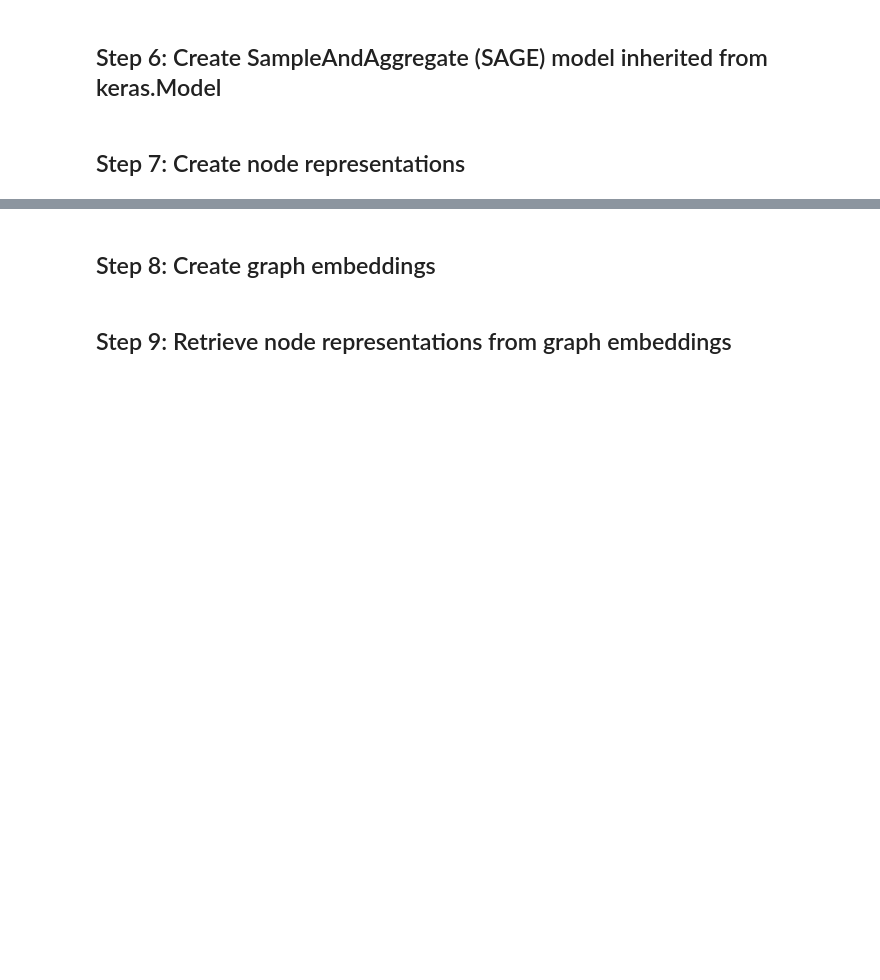
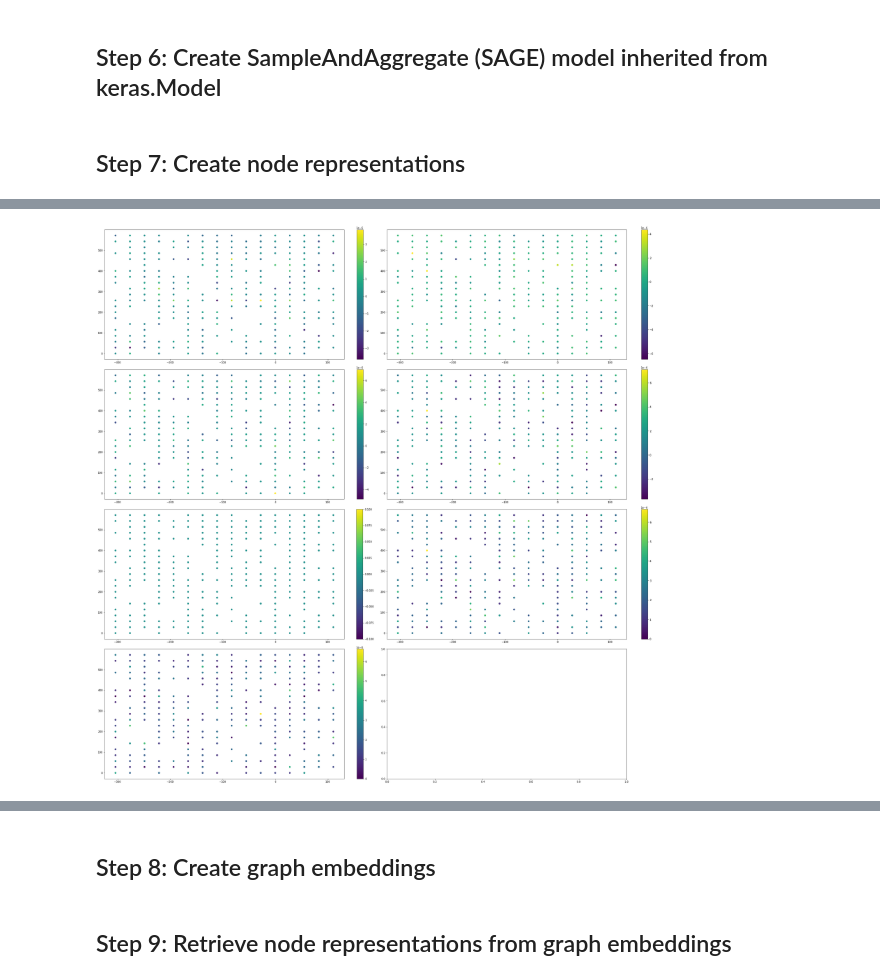
Before and after one commit to jinyangp/dso_localisation, a Jupyter notebook: data_augmentation/augmentation_graphsage.ipynb, the cells around one changed output, grey strips where cells are left out. Saved outputs shown, nothing was run; the diff lists cells and outputs as text; code cells hidden in the pictures; blank space fills up the shorter version.

```diff
--- a/data_augmentation/augmentation_graphsage.ipynb
+++ b/data_augmentation/augmentation_graphsage.ipynb
@@ -1698,0 +1920,2 @@ class GraphSAGE(Model):
+# %%
+actual_rp_graph = GraphVisualisation(adj_matrix)
@@ -1698,0 +2083,17 @@ class GraphSAGE(Model):
+# %%
+# Visualise on scatter plot
+plt.rcParams['figure.figsize'] = [30, 30]
+
+num_row = 4
+num_col = 2
+fig, axs = plt.subplots(num_row, num_col, constrained_layout = True)
+for i in range(num_row):
+    for j in range(num_col):
+
+        if (i *2) + j + 1 > ttal_bs:
+            break
+
+        plot = axs[i][j].scatter(actual_rps_df['rp_x'], actual_rps_df['rp_y'], c = actual_rps_df[f'tdoa_{(i*2) + j + 1}'])
+        plt.colorbar(plot, ax = axs[i, j])
+# %% [output]
+[figure, added]
```
Also changed, not shown: parts of 25 cells of this notebook.
